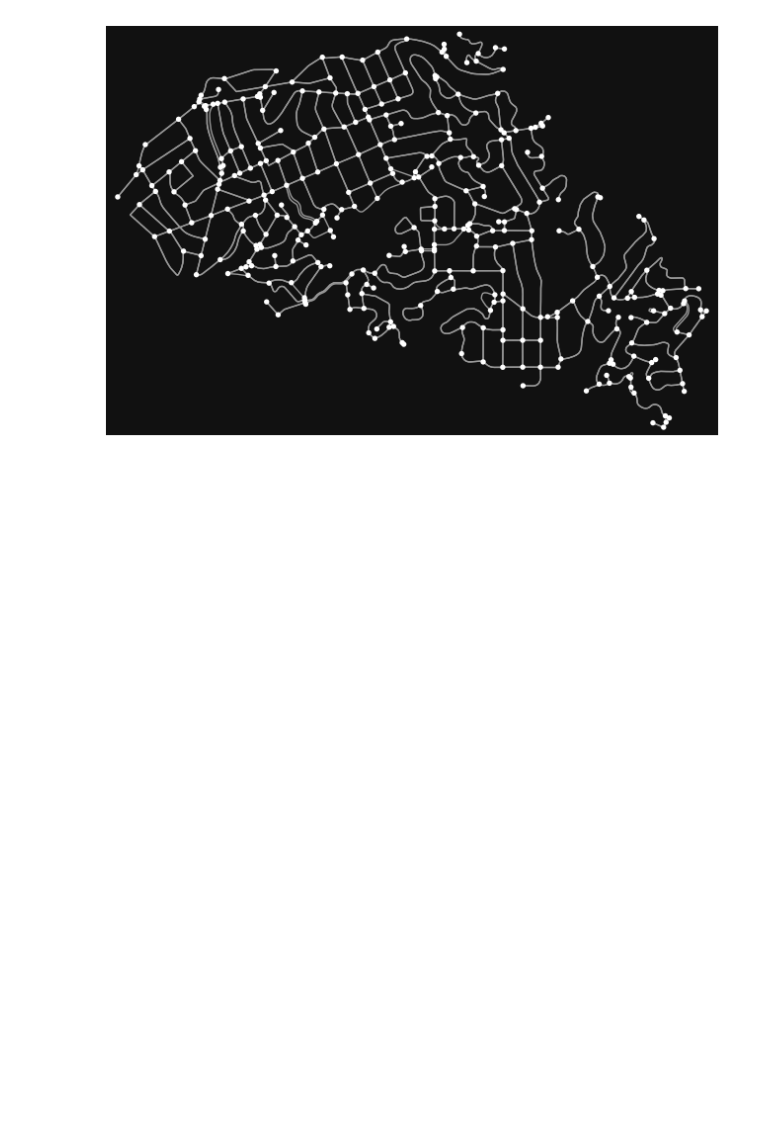
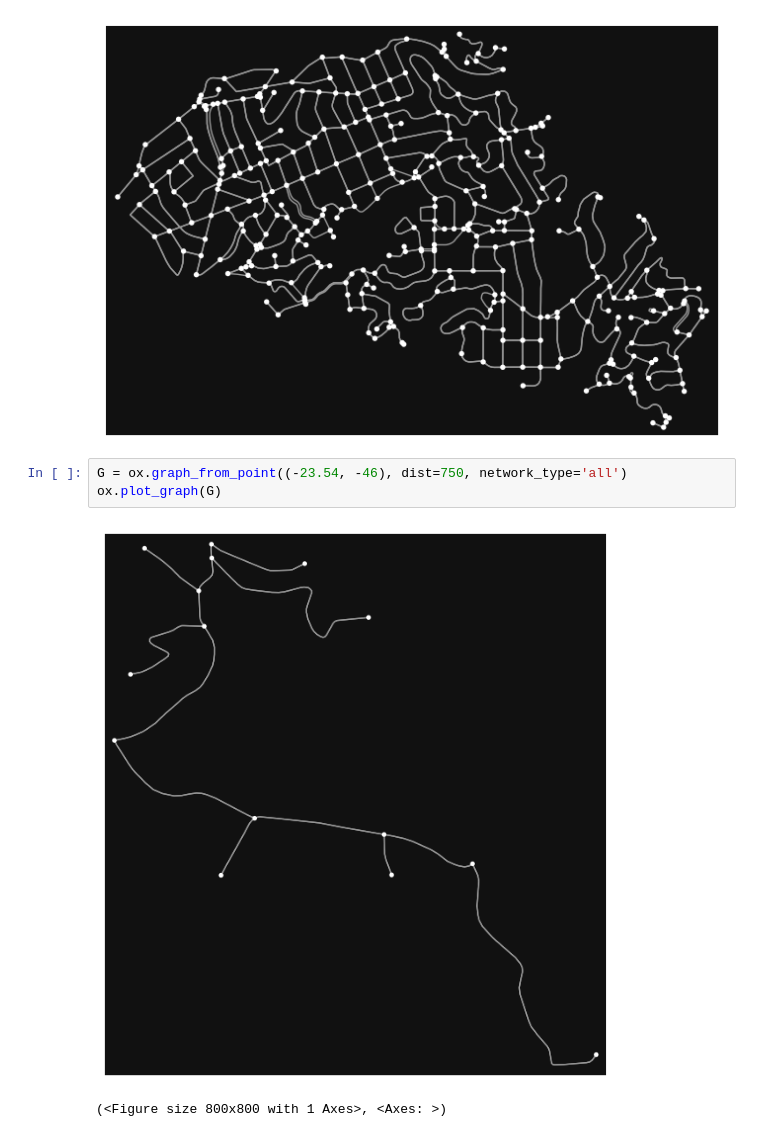
Before and after one commit to vitorfrois/complex-networks-navigation, a Jupyter notebook: demo.ipynb, the cells around one changed output. Cells and saved outputs as stored; diff of their text form; blank space fills up the shorter version.

```diff
--- a/demo.ipynb
+++ b/demo.ipynb
@@ -12,3 +12,9 @@ G = ox.graph_from_place("Piedmont, California, USA", network_type="drive")
 fig, ax = ox.plot_graph(G)
 # %% [output]
 [figure]
+# %%
+G = ox.graph_from_point((-23.54, -46), dist=750, network_type='all')
+ox.plot_graph(G)
+# %% [output]
+[figure, added]
+(<Figure size 800x800 with 1 Axes>, <Axes: >)
```
